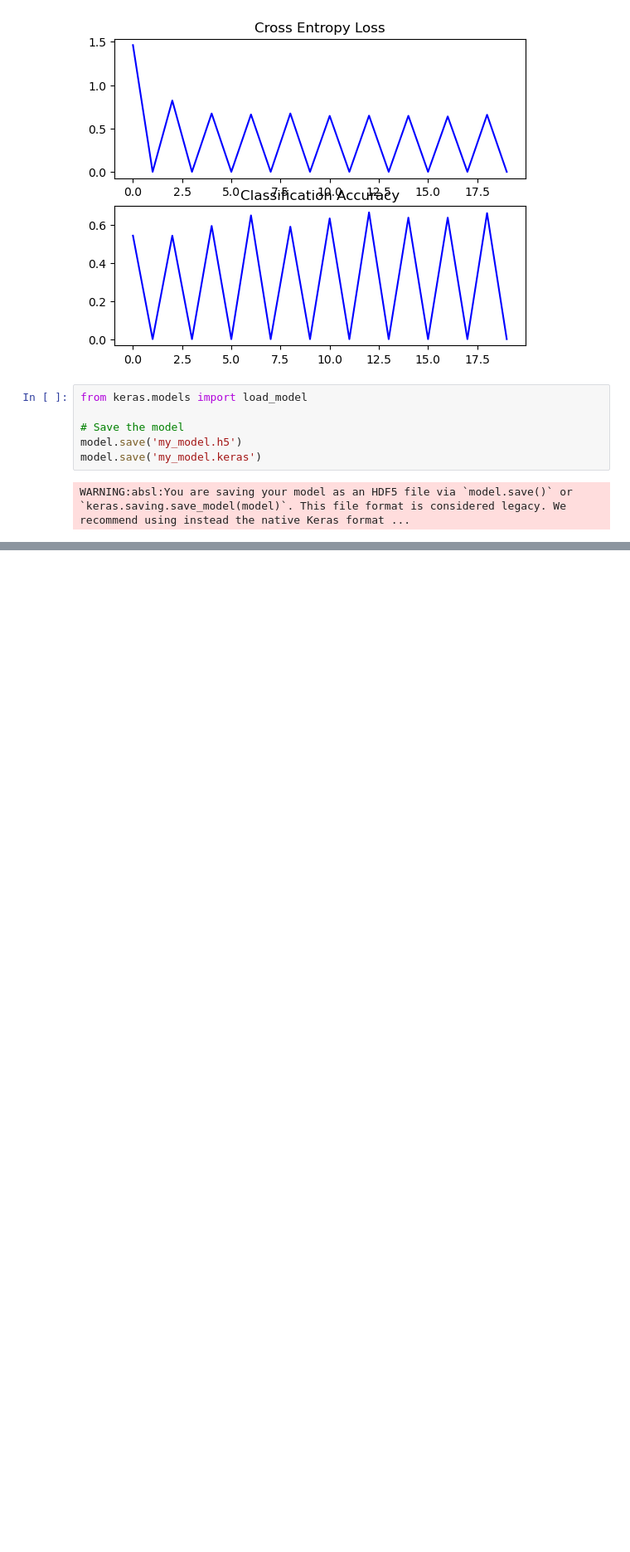
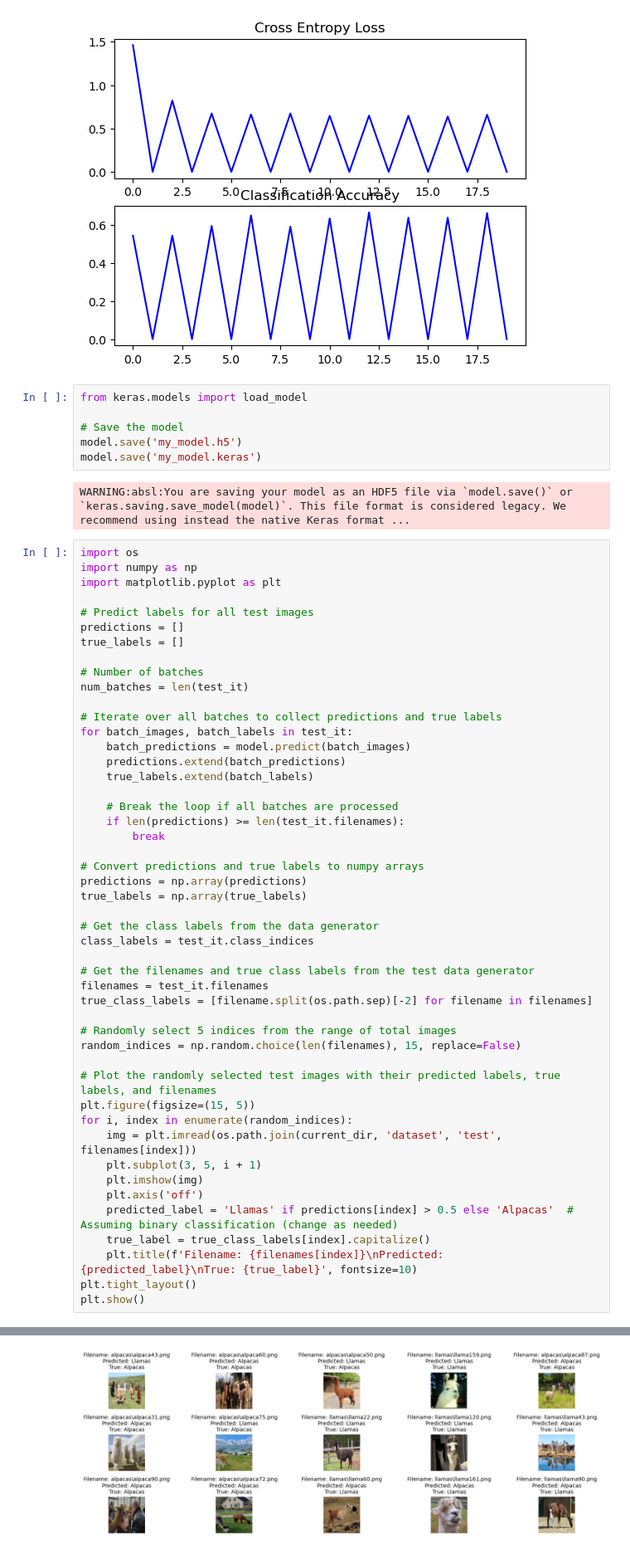
Before and after one commit to marinalenza/LLama-vs-Alpaca, a Jupyter notebook: notebooks/LLama-vs-Alpaca-CNN-model.ipynb, the cells around one changed output, grey strips where cells are left out. Shown: that part at 83% size. Saved outputs shown, nothing was run; the diff lists cells and outputs as text; blank space fills up the shorter version.

Commit message:
Plot predictions and updated ReadMe

```diff
--- a/notebooks/LLama-vs-Alpaca-CNN-model.ipynb
+++ b/notebooks/LLama-vs-Alpaca-CNN-model.ipynb
@@ -140,3 +140,52 @@ model.save('my_model.h5')
 model.save('my_model.keras')
 # %% [output]
 WARNING:absl:You are saving your model as an HDF5 file via `model.save()` or `keras.saving.save_model(model)`. This file format is considered legacy. We recommend using instead the native Keras format ...
+# %%
+import os
+import numpy as np
+import matplotlib.pyplot as plt
+
+# Predict labels for all test images
+predictions = []
+true_labels = []
+
+# Number of batches
+num_batches = len(test_it)
+
+# Iterate over all batches to collect predictions and true labels
+for batch_images, batch_labels in test_it:
+    batch_predictions = model.predict(batch_images)
+    predictions.extend(batch_predictions)
+    true_labels.extend(batch_labels)
+
+    # Break the loop if all batches are processed
+    if len(predictions) >= len(test_it.filenames):
+        break
+
+# Convert predictions and true labels to numpy arrays
+predictions = np.array(predictions)
+true_labels = np.array(true_labels)
+
+# Get the class labels from the data generator
+class_labels = test_it.class_indices
+
+# Get the filenames and true class labels from the test data generator
+filenames = test_it.filenames
+true_class_labels = [filename.split(os.path.sep)[-2] for filename in filenames]
+
+# Randomly select 5 indices from the range of total images
+random_indices = np.random.choice(len(filenames), 15, replace=False)
+
+# Plot the randomly selected test images with their predicted labels, true labels, and filenames
+plt.figure(figsize=(15, 5))
+for i, index in enumerate(random_indices):
+    img = plt.imread(os.path.join(current_dir, 'dataset', 'test', filenames[index]))
+    plt.subplot(3, 5, i + 1)
+    plt.imshow(img)
+    plt.axis('off')
+    predicted_label = 'Llamas' if predictions[index] > 0.5 else 'Alpacas'  # Assuming binary classification (change as needed)
+    true_label = true_class_labels[index].capitalize()
+    plt.title(f'Filename: {filenames[index]}\nPredicted: {predicted_label}\nTrue: {true_label}', fontsize=10)
+plt.tight_layout()
+plt.show()
+# %% [output]
@@ -142,0 +200 @@ WARNING:absl:You are saving your model as an HDF5 file via `model.save()` or `ke
+[figure, added]
```
Also changed, not shown: parts of 2 cells of this notebook, 2 other files.
